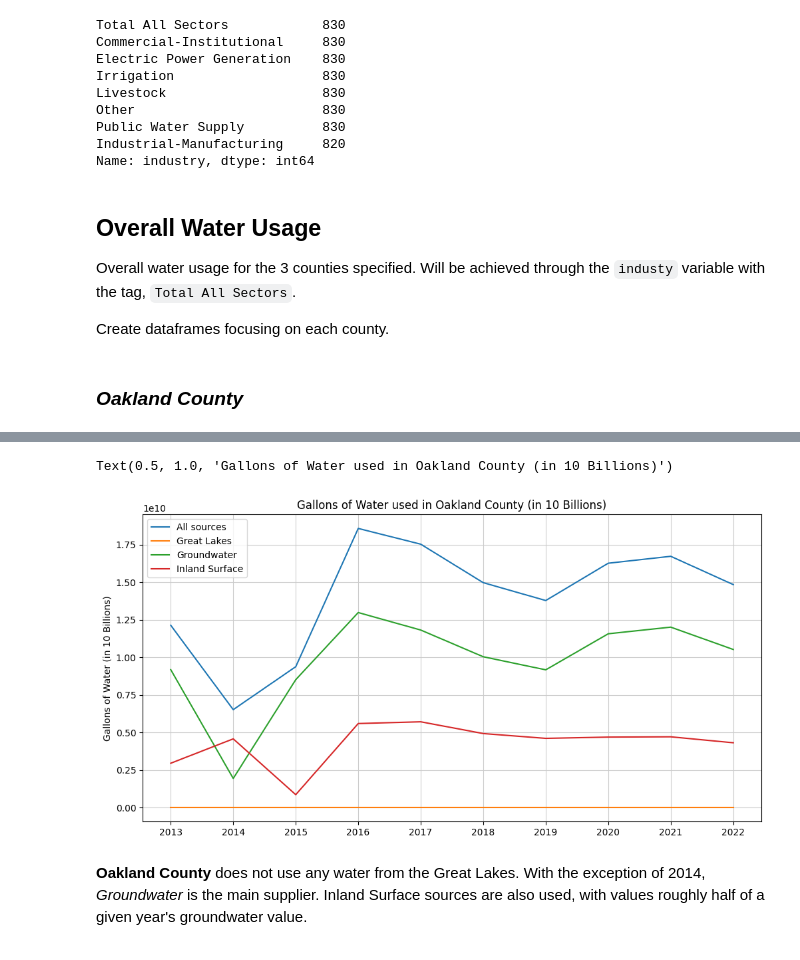
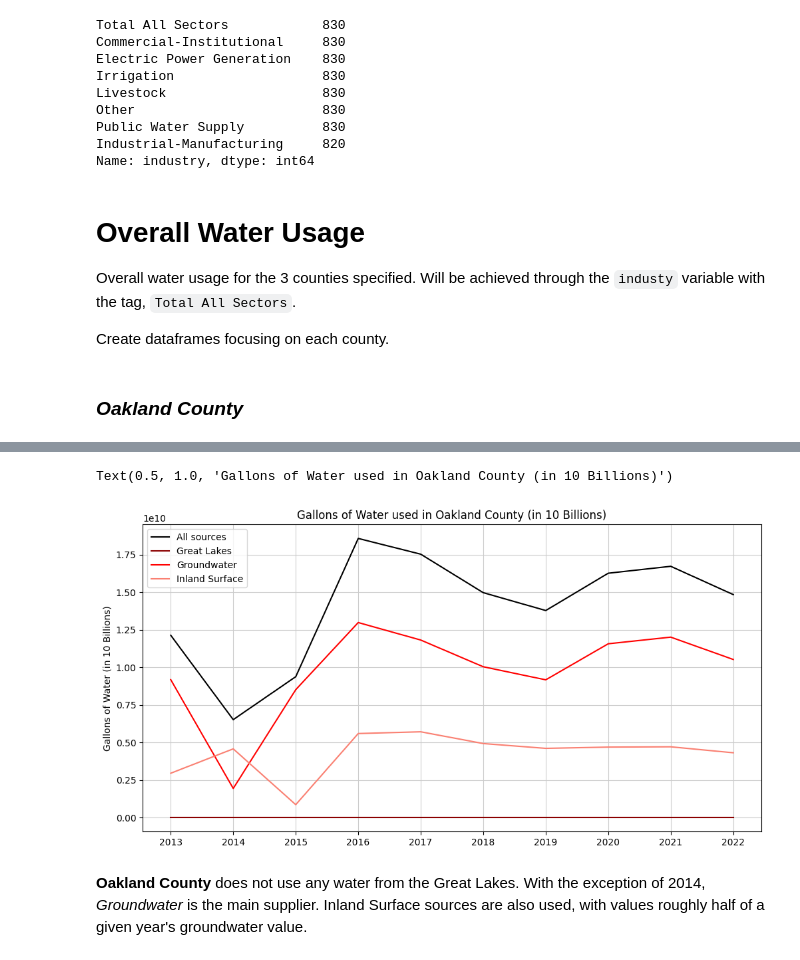
Before and after one commit to leenoah390/michigan-water, a Jupyter notebook: michigan-water.ipynb, the cells around one changed output, grey strips where cells are left out. Cells and saved outputs as stored; diff of their text form; code cells hidden in the pictures.

```diff
--- a/michigan-water.ipynb
+++ b/michigan-water.ipynb
@@ -43,7 +43,7 @@ Public Water Supply          830
 Industrial-Manufacturing     820
 Name: industry, dtype: int64
 # %% [markdown]
-## Overall Water Usage
+# Overall Water Usage
 Overall water usage for the 3 counties specified. Will be achieved through the `industy` variable with the tag, `Total All Sectors`.
 
 Create dataframes focusing on each county.
@@ -71,19 +71,19 @@ oakland_tas.iloc[:,[2,3,4,5,7]]
 # %%
 # Oakland plot
 plt.figure(figsize=(12,6))
-plt.plot(oakland_tas['year'], oakland_tas['total_gallons_all_sources'], label='All sources')
-plt.plot(oakland_tas['year'], oakland_tas['gallons_from_great_lakes'], label='Great Lakes')
-plt.plot(oakland_tas['year'], oakland_tas['gallons_from_groundwater'], label='Groundwater')
-plt.plot(oakland_tas['year'], oakland_tas['gallons_from_inland_surface'], label='Inland Surface')
+plt.plot(oakland_tas['year'], oakland_tas['total_gallons_all_sources'], label='All sources', c='black')
+plt.plot(oakland_tas['year'], oakland_tas['gallons_from_great_lakes'], label='Great Lakes', c='darkred')
+plt.plot(oakland_tas['year'], oakland_tas['gallons_from_groundwater'], label='Groundwater', c='red')
+plt.plot(oakland_tas['year'], oakland_tas['gallons_from_inland_surface'], label='Inland Surface', c='salmon')
 
 plt.xticks(oakland_tas['year'])
 plt.grid(c='0.8')
 plt.legend()
 plt.ylabel('Gallons of Water (in 10 Billions)')
 plt.title('Gallons of Water used in Oakland County (in 10 Billions)')
 # %% [output]
 Text(0.5, 1.0, 'Gallons of Water used in Oakland County (in 10 Billions)')
-[figure, old version]
+[figure, new version]
 # %% [markdown]
 **Oakland County** does not use any water from the Great Lakes. With the exception of 2014, *Groundwater* is the main supplier. Inland Surface sources are also used, with values roughly half of a given year's groundwater value.
 # %% [markdown]
```
Also changed, not shown: parts of 22 cells of this notebook.
